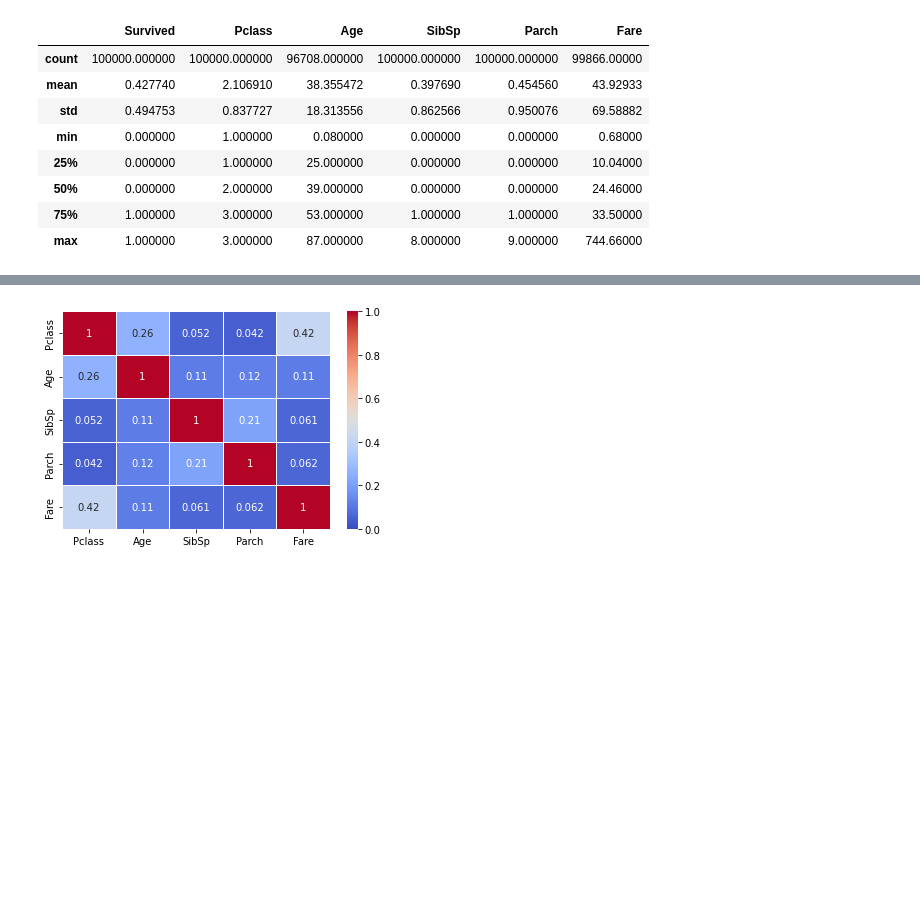
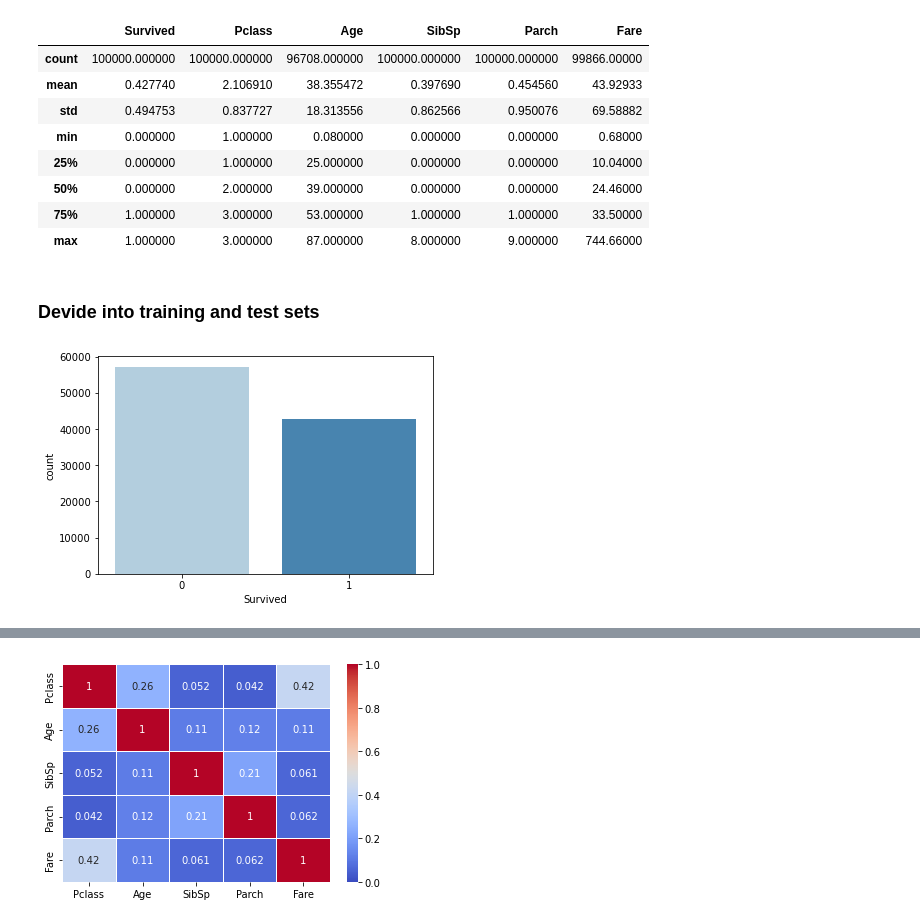
Before and after one commit to carolinemcosta/tech-talk-itech, a Jupyter notebook: tech-talk-v2.ipynb, the cells around one changed output, grey strips where cells are left out. Saved outputs shown, nothing was run; the diff lists cells and outputs as text; code cells hidden in the pictures; blank space fills up the shorter version.

```diff
--- a/tech-talk-v2.ipynb
+++ b/tech-talk-v2.ipynb
@@ -52,3 +79,9 @@ titanic.describe()
 | 50% | 0.000000 | 2.000000 | 39.000000 | 0.000000 | 0.000000 | 24.46000 |
 | 75% | 1.000000 | 3.000000 | 53.000000 | 1.000000 | 1.000000 | 33.50000 |
 | max | 1.000000 | 3.000000 | 87.000000 | 8.000000 | 9.000000 | 744.66000 |
+# %% [markdown]
+### Devide into training and test sets
+# %%
+ax = sns.countplot(x="Survived", data=titanic, palette='Blues')
+# %% [output]
+[figure, added]
```
Also changed, not shown: parts of 48 cells of this notebook.
